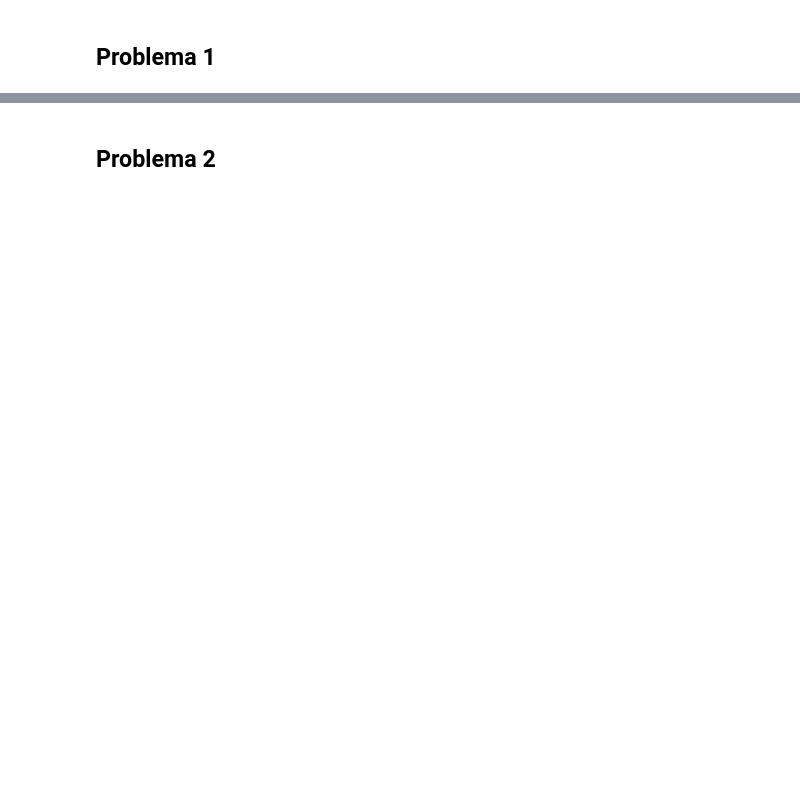
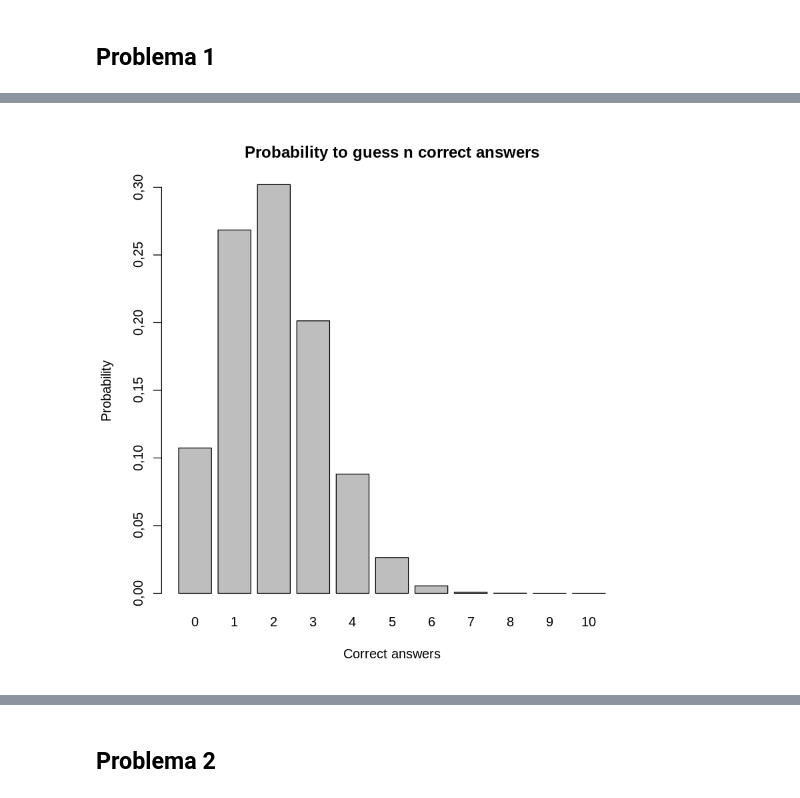
Before and after one commit to NTrevisani/DataScienceMaster, a Jupyter notebook: Estadistica/Practica2/Practica2.ipynb, the cells around one changed output, grey strips where cells are left out. Cells and saved outputs as stored; diff of their text form; code cells hidden in the pictures; blank space fills up the shorter version.

```diff
--- a/Estadistica/Practica2/Practica2.ipynb
+++ b/Estadistica/Practica2/Practica2.ipynb
@@ -50,0 +9,9 @@ plot(0:10,prob.cumulative)
+# %%
+# The problem can be represented by a binomial distribution
+# with the following parameters
+
+# Number of repetitions of the binary experiment
+questions  <- 10
+
+# Success probability
+probability <- 0.2
@@ -50,0 +37,15 @@ plot(0:10,prob.cumulative)
+# %%
+# Calculate the probability of guessing 0,1,2,..,10 questions
+
+# dbinom is the R command we need
+prob.vec <- dbinom(0:10,questions,probability)
+
+print("The probability to guess:")
+for (i in 0:10){
+    if (i == 1)
+        print(paste(i,"question:",format(round(prob.vec[i+1], 8), nsmall = 8)))
+    else
+        print(paste(i,"questions:",format(round(prob.vec[i+1], 8), nsmall = 8)))
+}
+
+print(paste("Luckily, the sum of all the probabilities is:", sum(prob.vec)))
@@ -50,0 +66,13 @@ plot(0:10,prob.cumulative)
+# %%
+# Calculate the probability of guessing at least i questions
+
+# pbinom is the R command we need
+prob.cumulative <- pbinom(0:10, questions, probability)
+
+print("The probability to guess at least:")
+for (i in 0:10){
+    if (i == 1)
+        print(paste(i,"question:",format(round(prob.cumulative[i+1], 8), nsmall = 8)))
+    else
+        print(paste(i,"questions:",format(round(prob.cumulative[i+1], 8), nsmall = 8)))
+}
@@ -50,0 +92,7 @@ plot(0:10,prob.cumulative)
+# %%
+# Now, let's plot the probabilities...
+
+barplot(prob.vec, names.arg = c(0:10), xlab = "Correct answers", ylab = "Probability",
+       main = "Probability to guess n correct answers")
+# %% [output]
+[figure, added]
```
Also changed, not shown: parts of 40 cells of this notebook, 2 other files.
